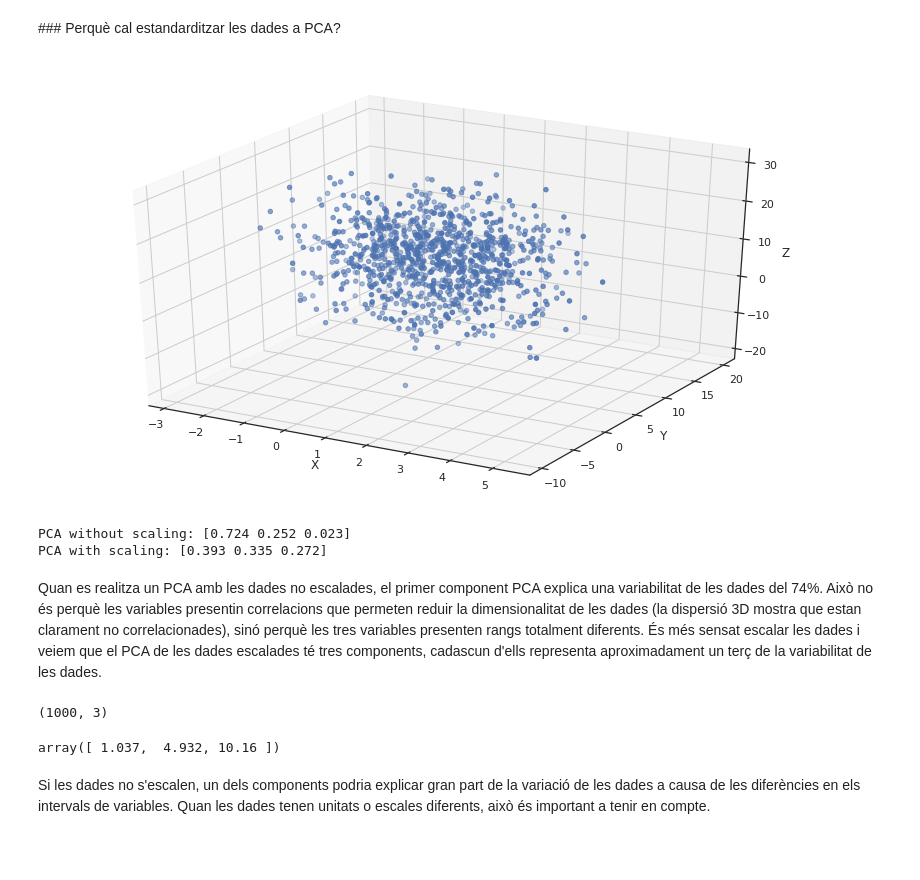
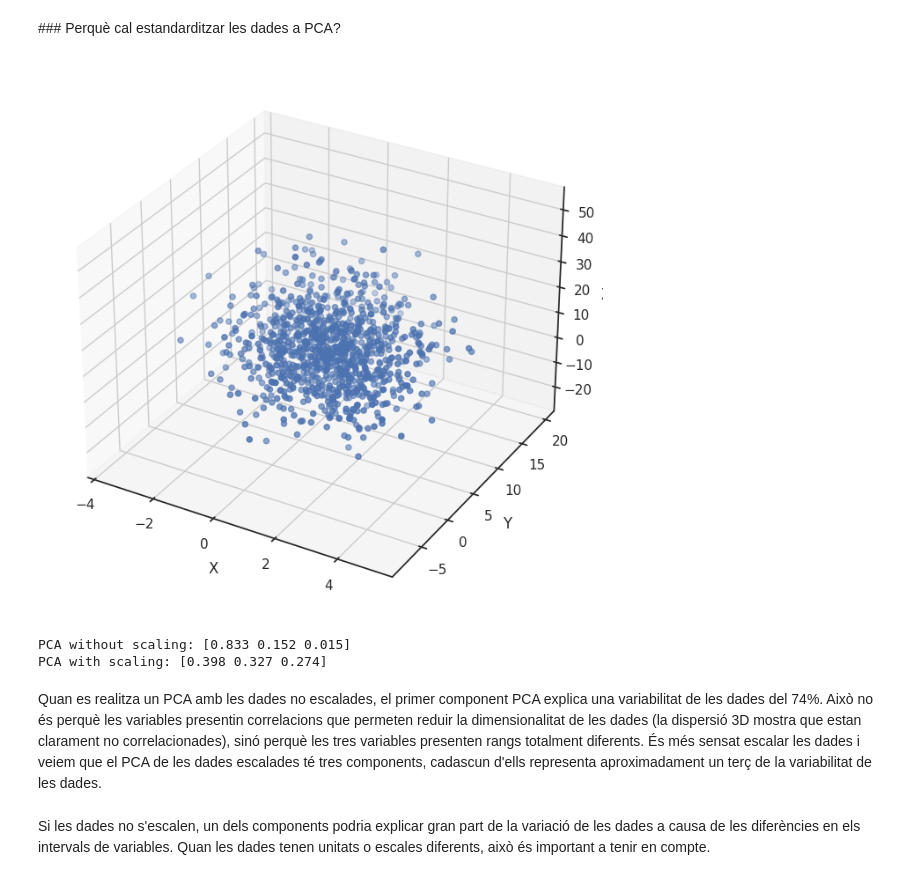
Before and after one commit to raulbenitez/introAI_ICE, a Jupyter notebook: Tema3_Reducció_de_dimensionalitat.ipynb, the cells around one changed output. Drawn from its saved outputs; the diff is of its cells as text; code cells hidden in the pictures; blank space fills up the shorter version.

```diff
--- a/Tema3_Reducció_de_dimensionalitat.ipynb
+++ b/Tema3_Reducció_de_dimensionalitat.ipynb
@@ -402,48 +402,40 @@ set_printoptions(precision = 3)
 
 # Generate multivariate gaussian observations (3D):
 mean = [1,5,10]
-cov = [[2,-1,0],[-1,20,-1],[0,-1,60]]
+cov = [[2,-1,0],[-1,20,-1],[0,-1,100]]
 d = random.multivariate_normal(mean,cov,1000)
 
 # ANALISIS PCA:
 # Standardize data ( d1 = (d - d.mean(0))/d.std(0) ):
 from sklearn import preprocessing
 d1 = preprocessing.scale(d)
 
 # representación gráfica de los datos:
 fig = plot.figure(1,figsize=(14, 8))
 ax = fig.add_subplot(111, projection='3d')
 ax.scatter(d[:,0],d[:,1],d[:,2])
 ax.set_xlabel('X ')
 ax.set_ylabel('Y ')
 ax.set_zlabel('Z ')
 plot.show()
 
 import numpy as np
 from sklearn.decomposition import PCA
 pca1 = PCA(n_components=3)
 pca1.fit(d)
 X = pca1.transform(d)
 print('PCA without scaling:',format(pca1.explained_variance_ratio_))
 
 pca2 = PCA(n_components=3)
 pca2.fit(d1)
 X = pca2.transform(d1)
 print('PCA with scaling:',format(pca2.explained_variance_ratio_))
 # %% [output]
-[figure, old version]
+[figure, new version]
-PCA without scaling: [0.724 0.252 0.023]
-PCA with scaling: [0.393 0.335 0.272]
+PCA without scaling: [0.833 0.152 0.015]
+PCA with scaling: [0.398 0.327 0.274]
 # %% [markdown]
 Quan es realitza un PCA amb les dades no escalades, el primer component PCA explica una variabilitat de les dades del 74%. Això no és perquè les variables presentin correlacions que permeten reduir la dimensionalitat de les dades (la dispersió 3D mostra que estan clarament no correlacionades), sinó perquè les tres variables presenten rangs totalment diferents. És més sensat escalar les dades i veiem que el PCA de les dades escalades té tres components, cadascun d'ells representa aproximadament un terç de la variabilitat de les dades.
-# %%
-d.shape
-# %% [output]
-(1000, 3)
-# %%
-d.mean(axis=0)
-# %% [output]
-array([ 1.037,  4.932, 10.16 ])
 # %% [markdown]
 Si les dades no s'escalen, un dels components podria explicar gran part de la variació de les dades a causa de les diferències en els intervals de variables. Quan les dades tenen unitats o escales diferents, això és important a tenir en compte.
 # %% [markdown]
```
Also changed, not shown: parts of 5 cells of this notebook.
